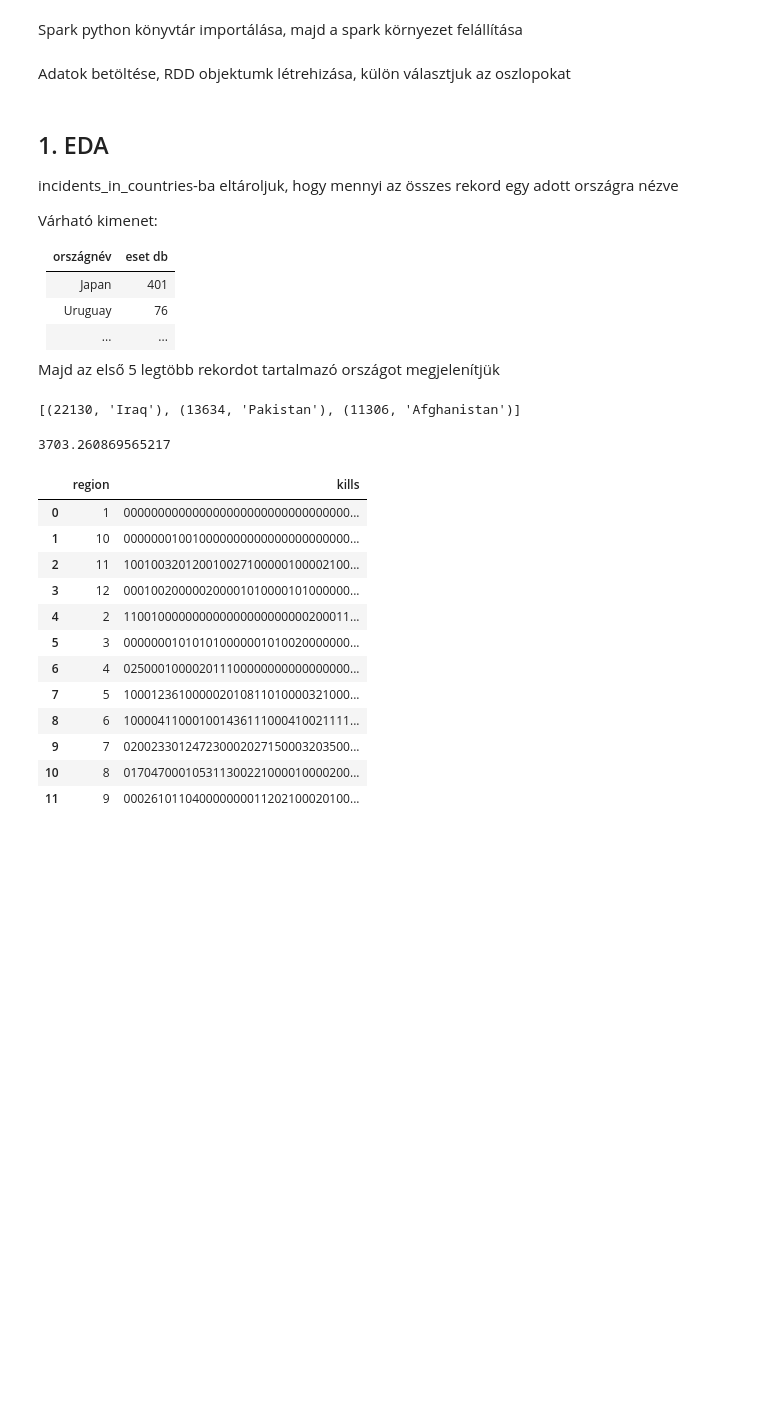
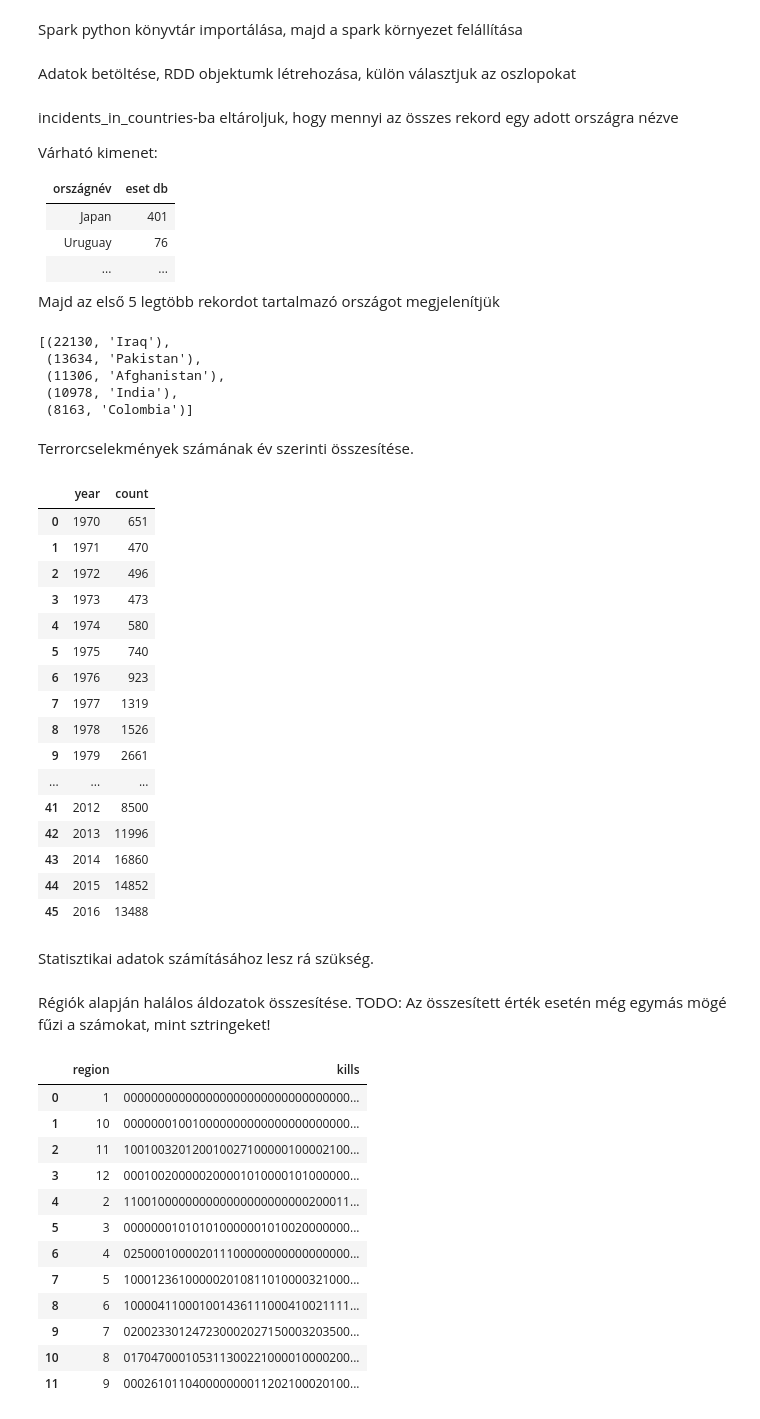
Before and after one commit to horver/big-data-hf, a Jupyter notebook: GTD2-HF.ipynb, the cells around one changed output. Drawn from its saved outputs; the diff is of its cells as text; code cells hidden in the pictures; blank space fills up the shorter version.

```diff
--- a/GTD2-HF.ipynb
+++ b/GTD2-HF.ipynb
@@ -9,18 +33,16 @@ from pyspark.mllib.stat import Statistics
 
 sc = pyspark.SparkContext()
 # %% [markdown]
-Adatok betöltése, RDD objektumk létrehizása, külön választjuk az oszlopokat
+Adatok betöltése, RDD objektumk létrehozása, külön választjuk az oszlopokat
 # %%
 from pyspark.sql import Row
-raw = sc.textFile("globalterrorismdb_0617dist.txt")
+raw = sc.textFile("gtd.txt")
 data = raw.map(lambda x: x.split('\t'))
 
 # Saját függvény, amely az adatnak az oszlop indexét adja vissza az oszlopnév alapján
 def getIndexByKey(key):
     return data.take(1)[0].index(key)
 # %% [markdown]
-## 1. EDA
-
 incidents_in_countries-ba eltároljuk, hogy mennyi az összes rekord egy adott országra nézve
 
 Várható kimenet:
@@ -36,25 +58,53 @@ Majd az első 5 legtöbb rekordot tartalmazó országot megjelenítjük
 country_txt = getIndexByKey('country_txt')
 incidents_in_countries = data.map(lambda x: (x[country_txt], 1)).reduceByKey(lambda a,b: a+b)
 incidents_in_countries = incidents_in_countries.map(lambda x: (x[1], x[0])).sortByKey(0)
-incidents_in_countries.take(3)
+incidents_in_countries.take(5)
 # %% [output]
-[(22130, 'Iraq'), (13634, 'Pakistan'), (11306, 'Afghanistan')]
+[(22130, 'Iraq'),
+ (13634, 'Pakistan'),
+ (11306, 'Afghanistan'),
+ (10978, 'India'),
+ (8163, 'Colombia')]
+# %% [markdown]
+Terrorcselekmények számának év szerinti összesítése.
 # %%
 import pandas as pd
 
 iyear = getIndexByKey('iyear')
 rdd_years = data.map(lambda x: (x[iyear], 1))\
                 .reduceByKey(lambda a, b: a+b)\
                 .filter(lambda x: x[0]!='iyear')\
                 .sortByKey(1)
 
 years = rdd_years.collect()
 df_years = pd.DataFrame.from_records(years, columns = ('year', 'count')).apply(pd.to_numeric)
+df_years
+# %% [output]
+|  | year | count |
+| 0 | 1970 | 651 |
+| 1 | 1971 | 470 |
+| 2 | 1972 | 496 |
+| 3 | 1973 | 473 |
+| 4 | 1974 | 580 |
+| 5 | 1975 | 740 |
+| 6 | 1976 | 923 |
+| 7 | 1977 | 1319 |
+| 8 | 1978 | 1526 |
+| 9 | 1979 | 2661 |
+| ... | ... | ... |
+| 41 | 2012 | 8500 |
+| 42 | 2013 | 11996 |
+| 43 | 2014 | 16860 |
+| 44 | 2015 | 14852 |
+| 45 | 2016 | 13488 |
+# %% [markdown]
+Statisztikai adatok számításához lesz rá szükség.
 # %%
 import numpy as np
 summary_year = Statistics.colStats(rdd_years)
-# %% [output]
-3703.260869565217
+# %% [markdown]
+Régiók alapján halálos áldozatok összesítése.
+TODO: Az összesített érték esetén még egymás mögé fűzi a számokat, mint sztringeket!
 # %%
 import pandas as pd
 
```
Also changed, not shown: parts of 5 cells of this notebook.
